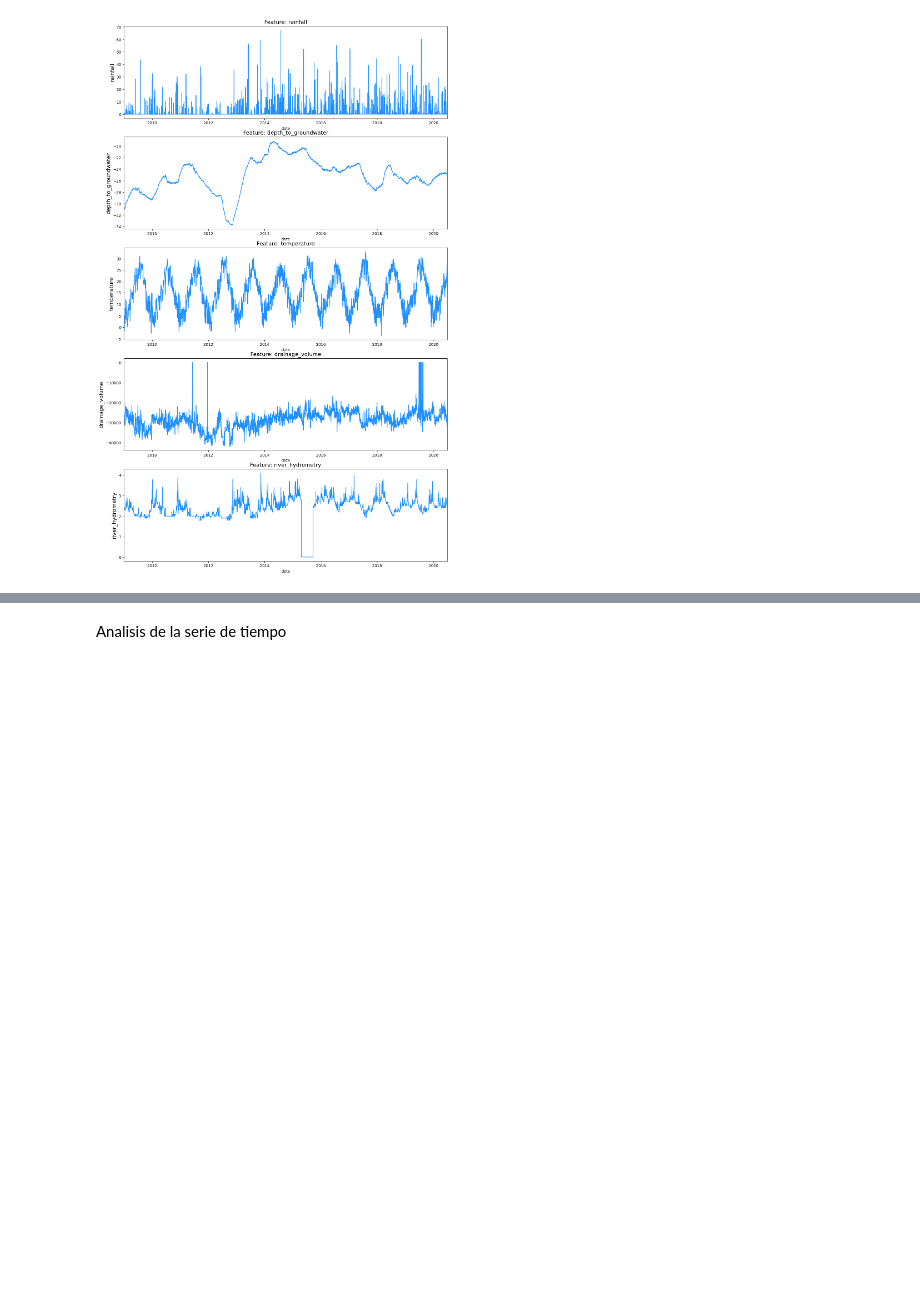
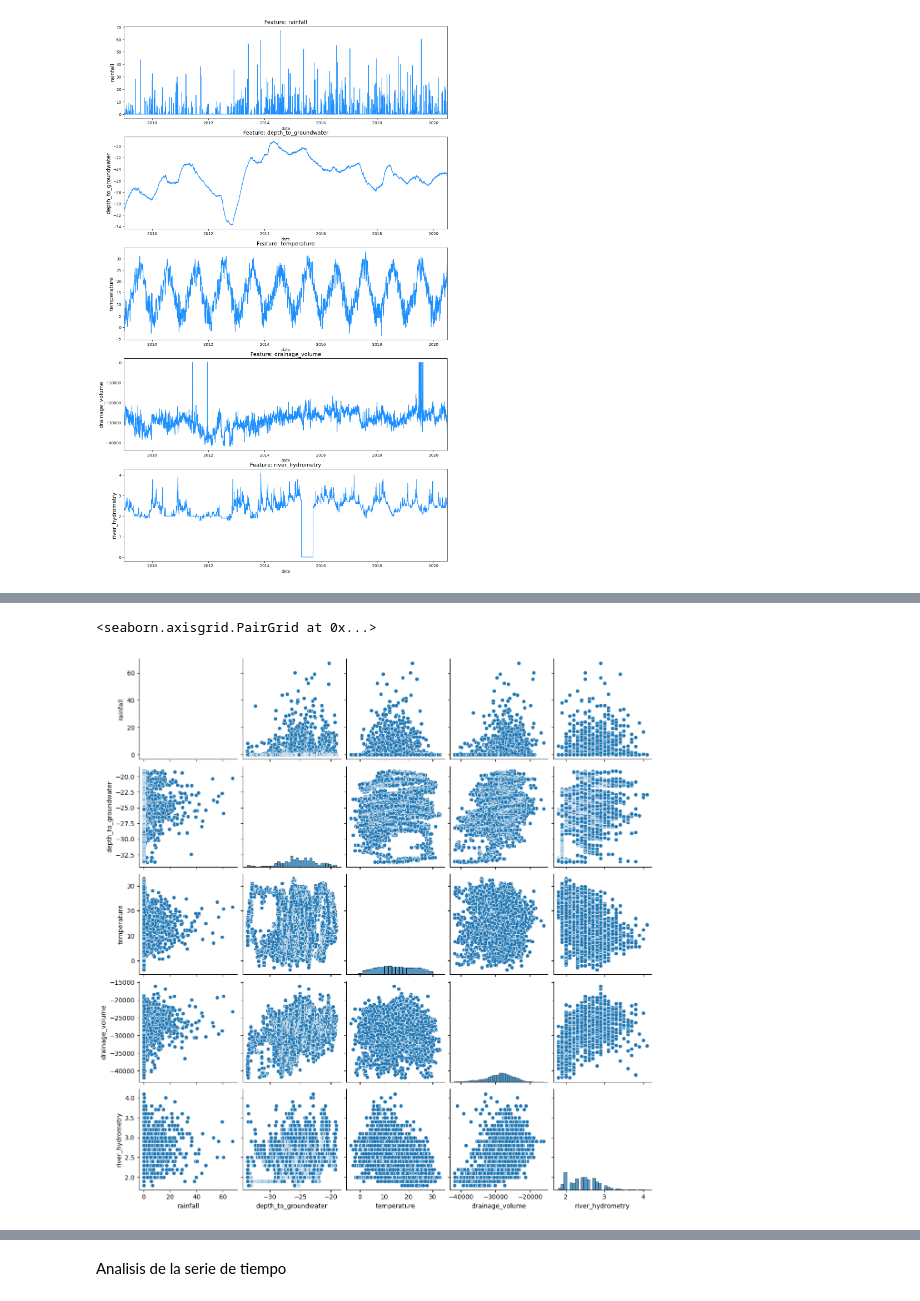
Before and after one commit to pjpena19/Times_Series_Forecasting_PP, a Jupyter notebook: src/explore.ipynb, the cells around one changed output, grey strips where cells are left out. Saved outputs shown, nothing was run; the diff lists cells and outputs as text; code cells hidden in the pictures; blank space fills up the shorter version.

```diff
--- a/src/explore.ipynb
+++ b/src/explore.ipynb
@@ -142,0 +166,5 @@ plt.show()
+# %%
+sns.pairplot(df)
+# %% [output]
+<seaborn.axisgrid.PairGrid at 0x...>
+[figure, added]
```
Also changed, not shown: parts of 20 cells of this notebook.
